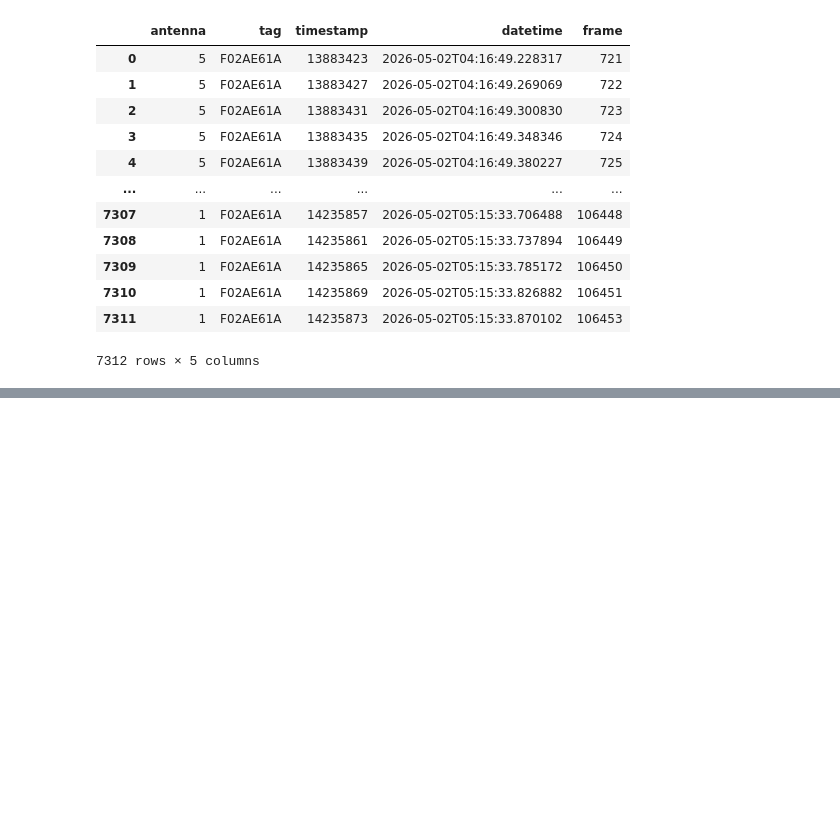
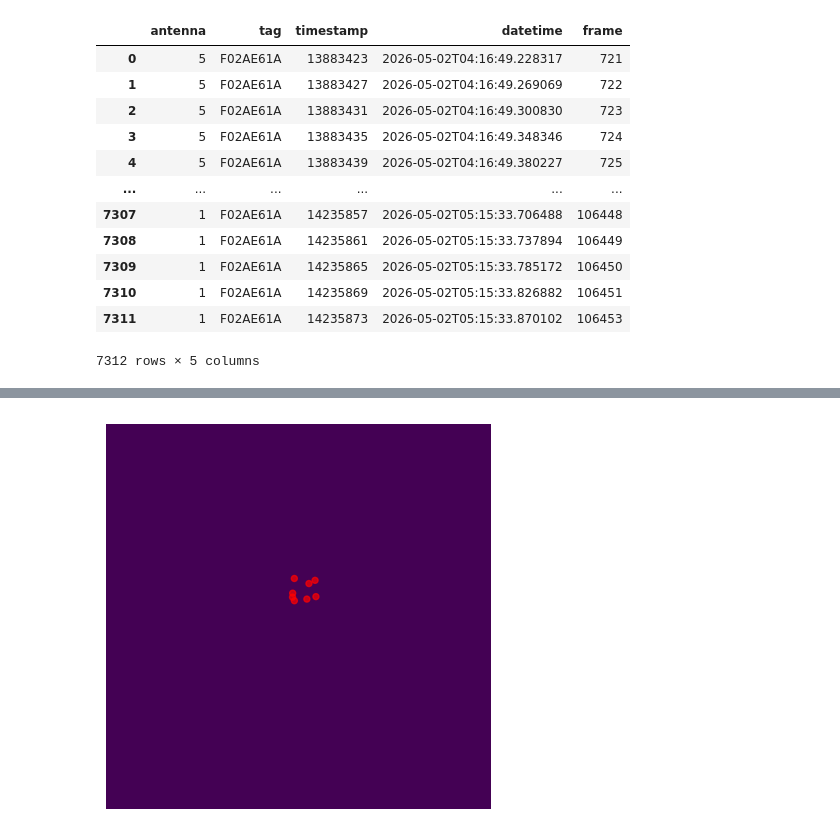
Before and after one commit to KonradDanielewski/DeepEcoHab, a Jupyter notebook: examples/reid_notebook.ipynb, the cells around one changed output, grey strips where cells are left out. Saved outputs shown, nothing was run; the diff lists cells and outputs as text; code cells hidden in the pictures; blank space fills up the shorter version.

```diff
--- a/examples/reid_notebook.ipynb
+++ b/examples/reid_notebook.ipynb
@@ -4,5 +6,5 @@ import pandas as pd
 # %%
-tracking_df = pd.read_hdf("tracking_results/DeepEcoHAB_20260501_211615_007DLC_DekrW18_the_future_of_EcohabNov22shuffle1_snapshot_best-260_el.h5")
+tracking_df = pd.read_hdf(filepath)
 
 long_pdf = (
     tracking_df
@@ -25,5 +16,22 @@ shape: (5, 6)
 # %%
+import numpy as np
 
-tracking_lf = tracking_lf.filter(
+tracking_lf = tracking_lf.with_columns(
+    np.linalg.norm((pl.col('x').diff().over('individuals'), pl.col('y').diff().over('individuals'))).alias('jump'),
+    pl.when(
+        pl.col("likelihood") < 0.7
+    ).then(
+        None
+    ).otherwise(
+        pl.col('x')
+    ).alias('x'),
+    pl.when(
+        pl.col("likelihood") < 0.7
+    ).then(
+        None
+    ).otherwise(
+        pl.col('y')
+    ).alias('y'),
+).filter(
     pl.col('bodyparts') == "Dorsal2",#to decide, maybe centroid instead
 ).drop(pl.col("likelihood"))#.collect()
@@ -165,0 +206,25 @@ antenna_with_coords.group_by(
+# %%
+tst = antenna_with_coords.group_by(
+    ['antenna']
+).agg(
+    pl.col("x").mean(),
+    pl.col("y").mean(),
+).collect()
+# %%
+import numpy as np
+img = np.zeros([1280, 1280])
+# %%
+import matplotlib.pyplot as plt
+from matplotlib.patches import Circle
+
+fig, ax = plt.subplots(figsize=(8, 5))
+ax.imshow(img)
+ax.axis('off')
+
+for x in tst.to_numpy():
+    circle = Circle((x[1], x[2]), 10, color='red', fill=True, alpha=0.7)
+    ax.add_patch(circle)
+
+plt.show()
+# %% [output]
+[figure, added]
```
Also changed, not shown: parts of 14 cells of this notebook.
